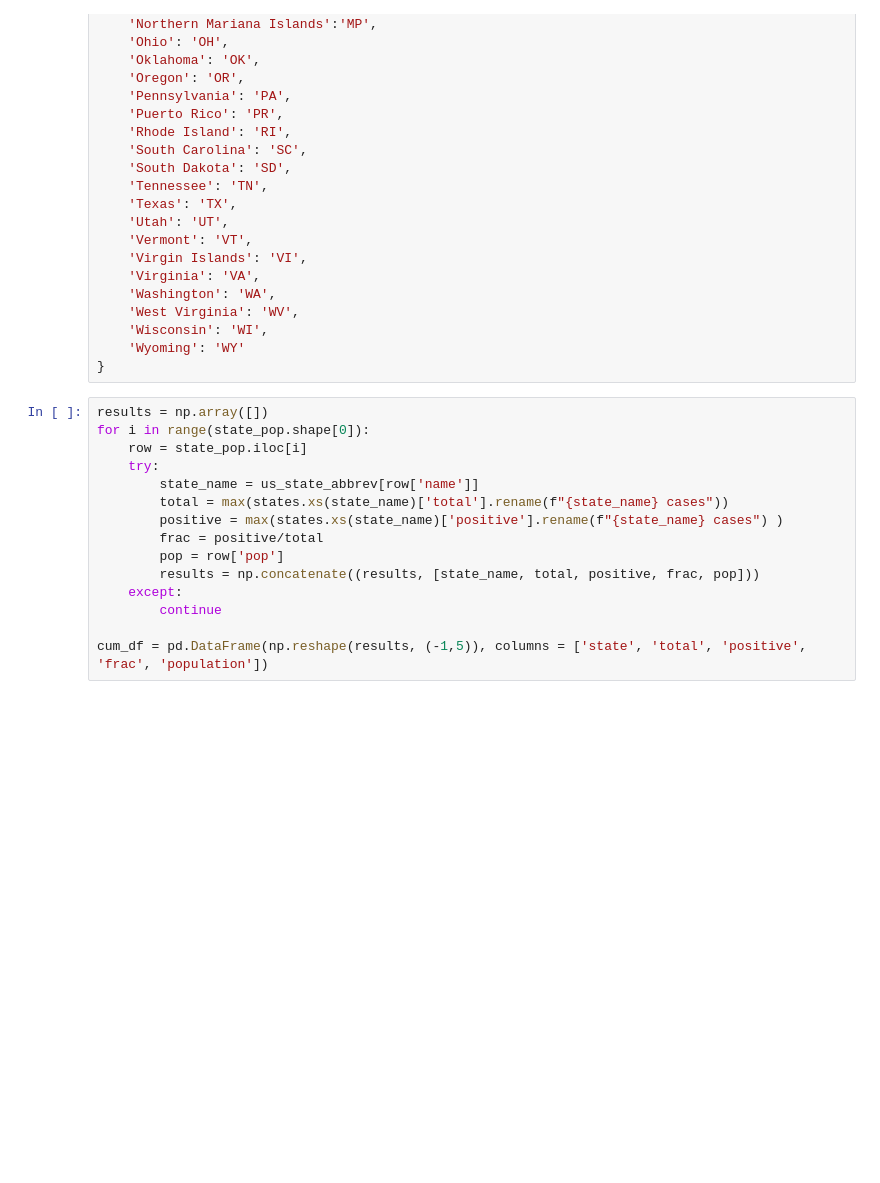
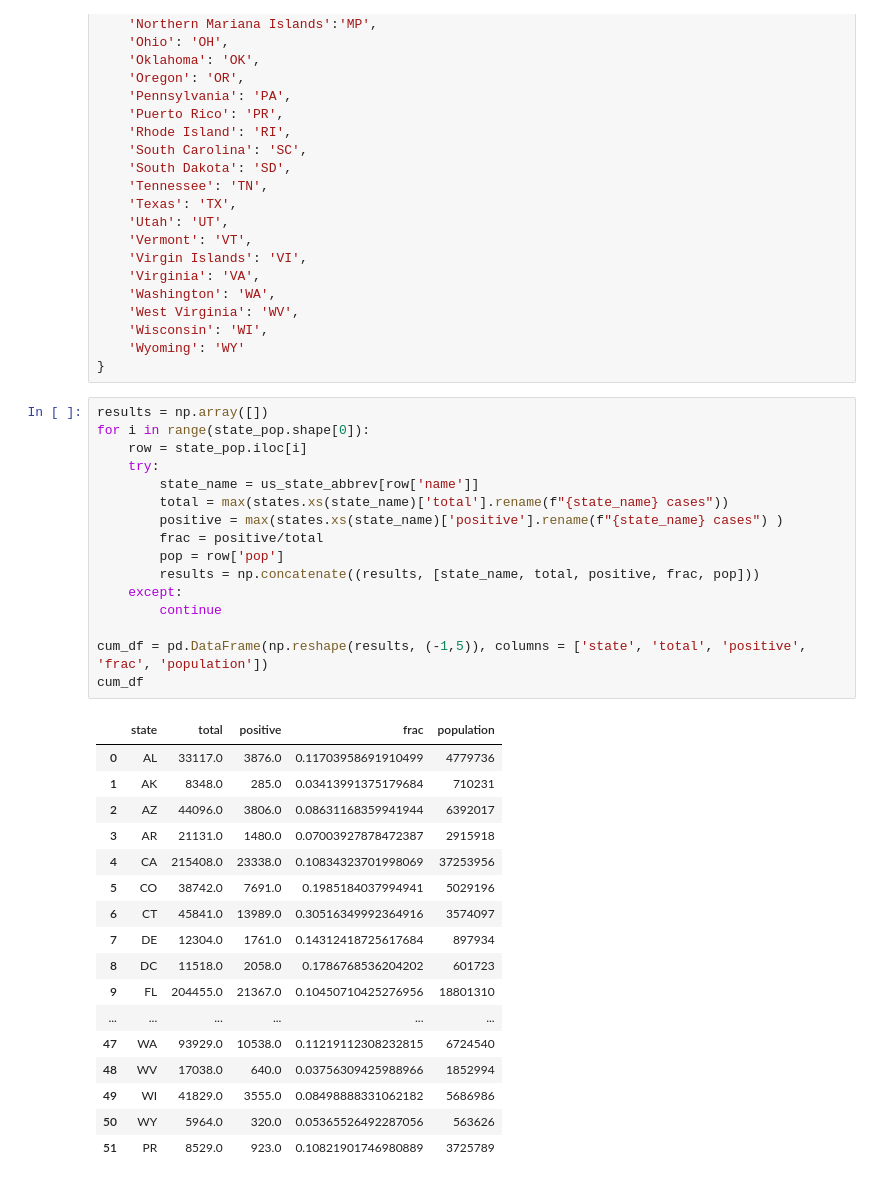
Before and after one commit to wdempsey/covid-umich, a Jupyter notebook: methods/us_testing.ipynb, the cells around one changed output. Saved outputs shown, nothing was run; the diff lists cells and outputs as text; blank space fills up the shorter version.

```diff
--- a/methods/us_testing.ipynb
+++ b/methods/us_testing.ipynb
@@ -265,18 +276,37 @@ us_state_abbrev = {
 # %%
 results = np.array([])
 for i in range(state_pop.shape[0]):
     row = state_pop.iloc[i]
     try:
         state_name = us_state_abbrev[row['name']]
         total = max(states.xs(state_name)['total'].rename(f"{state_name} cases"))
         positive = max(states.xs(state_name)['positive'].rename(f"{state_name} cases") )
         frac = positive/total
         pop = row['pop']
         results = np.concatenate((results, [state_name, total, positive, frac, pop]))
     except:
         continue
 
 cum_df = pd.DataFrame(np.reshape(results, (-1,5)), columns = ['state', 'total', 'positive', 'frac', 'population'])
+cum_df
+# %% [output]
+|  | state | total | positive | frac | population |
+| 0 | AL | 33117.0 | 3876.0 | 0.11703958691910499 | 4779736 |
+| 1 | AK | 8348.0 | 285.0 | 0.03413991375179684 | 710231 |
+| 2 | AZ | 44096.0 | 3806.0 | 0.08631168359941944 | 6392017 |
+| 3 | AR | 21131.0 | 1480.0 | 0.07003927878472387 | 2915918 |
+| 4 | CA | 215408.0 | 23338.0 | 0.10834323701998069 | 37253956 |
+| 5 | CO | 38742.0 | 7691.0 | 0.1985184037994941 | 5029196 |
+| 6 | CT | 45841.0 | 13989.0 | 0.30516349992364916 | 3574097 |
+| 7 | DE | 12304.0 | 1761.0 | 0.14312418725617684 | 897934 |
+| 8 | DC | 11518.0 | 2058.0 | 0.1786768536204202 | 601723 |
+| 9 | FL | 204455.0 | 21367.0 | 0.10450710425276956 | 18801310 |
+| ... | ... | ... | ... | ... | ... |
+| 47 | WA | 93929.0 | 10538.0 | 0.11219112308232815 | 6724540 |
+| 48 | WV | 17038.0 | 640.0 | 0.03756309425988966 | 1852994 |
+| 49 | WI | 41829.0 | 3555.0 | 0.08498888331062182 | 5686986 |
+| 50 | WY | 5964.0 | 320.0 | 0.05365526492287056 | 563626 |
+| 51 | PR | 8529.0 | 923.0 | 0.10821901746980889 | 3725789 |
 # %%
 cum_df['log_pop'] = np.log(cum_df['population'].astype(float))
 cum_df['log_pos'] = np.log(cum_df['positive'].astype(float))
```
Also changed, not shown: parts of 2 cells of this notebook.
